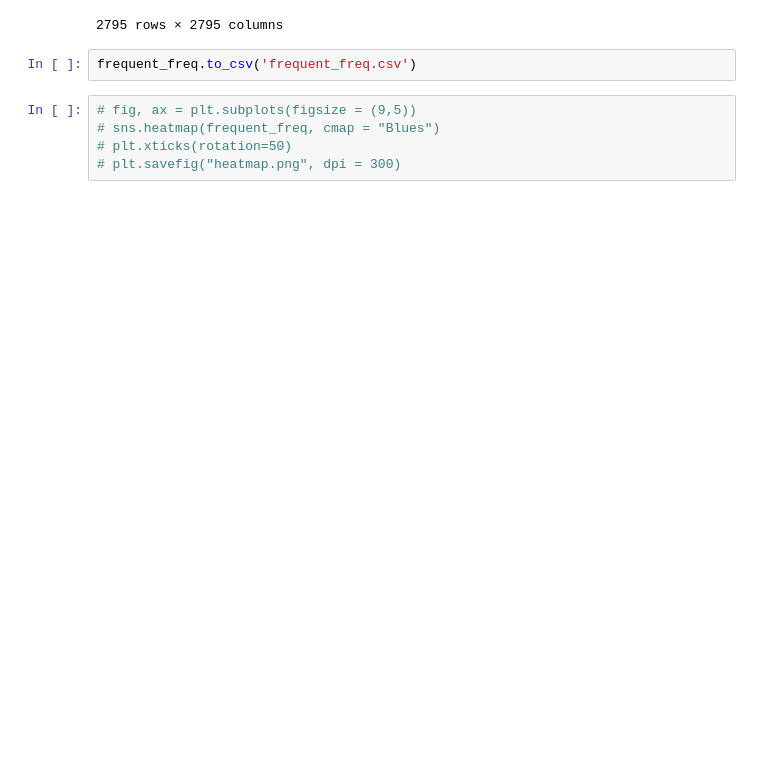
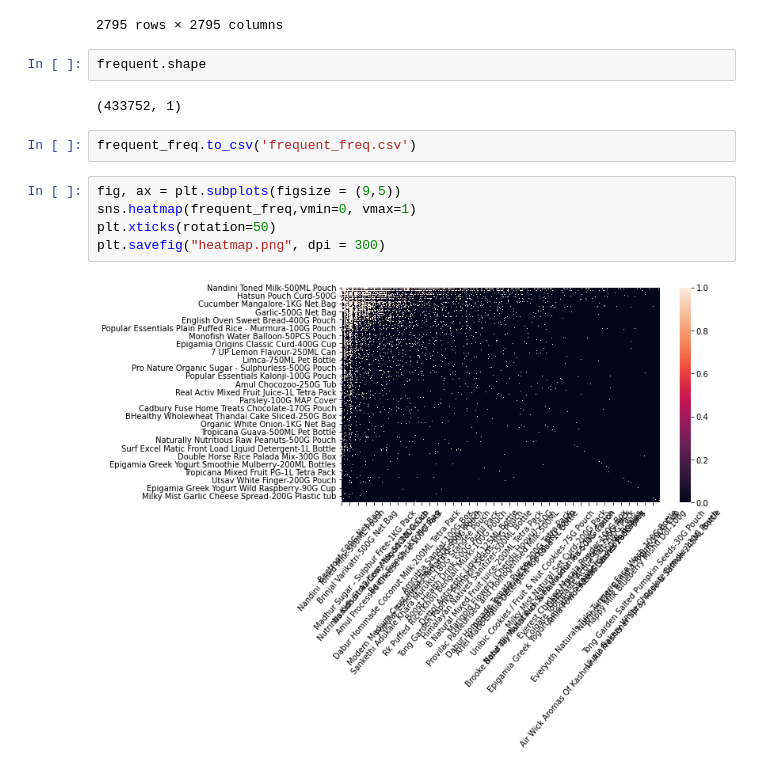
Before and after one commit to maddyrajesh/fth-rbms, a Jupyter notebook: Item-Item.ipynb, the cells around one changed output. Saved outputs shown, nothing was run; the diff lists cells and outputs as text; blank space fills up the shorter version.

Commit message:
item-item heatmap implemented

```diff
--- a/Item-Item.ipynb
+++ b/Item-Item.ipynb
@@ -136,10 +136,16 @@ frequent_freq
 | Durex Kohinoor Xtra Time Condoms-... | 0 | 0 | 1 | 0 | ... |
 | Bauli Moonfils Vanilla-45G Pouch | 0 | 0 | 1 | 0 | ... |
 2795 rows × 2795 columns
+# %%
+frequent.shape
+# %% [output]
+(433752, 1)
 # %%
 frequent_freq.to_csv('frequent_freq.csv')
 # %%
-# fig, ax = plt.subplots(figsize = (9,5))
-# sns.heatmap(frequent_freq, cmap = "Blues")
-# plt.xticks(rotation=50)
-# plt.savefig("heatmap.png", dpi = 300)
+fig, ax = plt.subplots(figsize = (9,5))
+sns.heatmap(frequent_freq,vmin=0, vmax=1)
+plt.xticks(rotation=50)
+plt.savefig("heatmap.png", dpi = 300)
+# %% [output]
+[figure, added]
```
Also changed, not shown: 1 other file.
